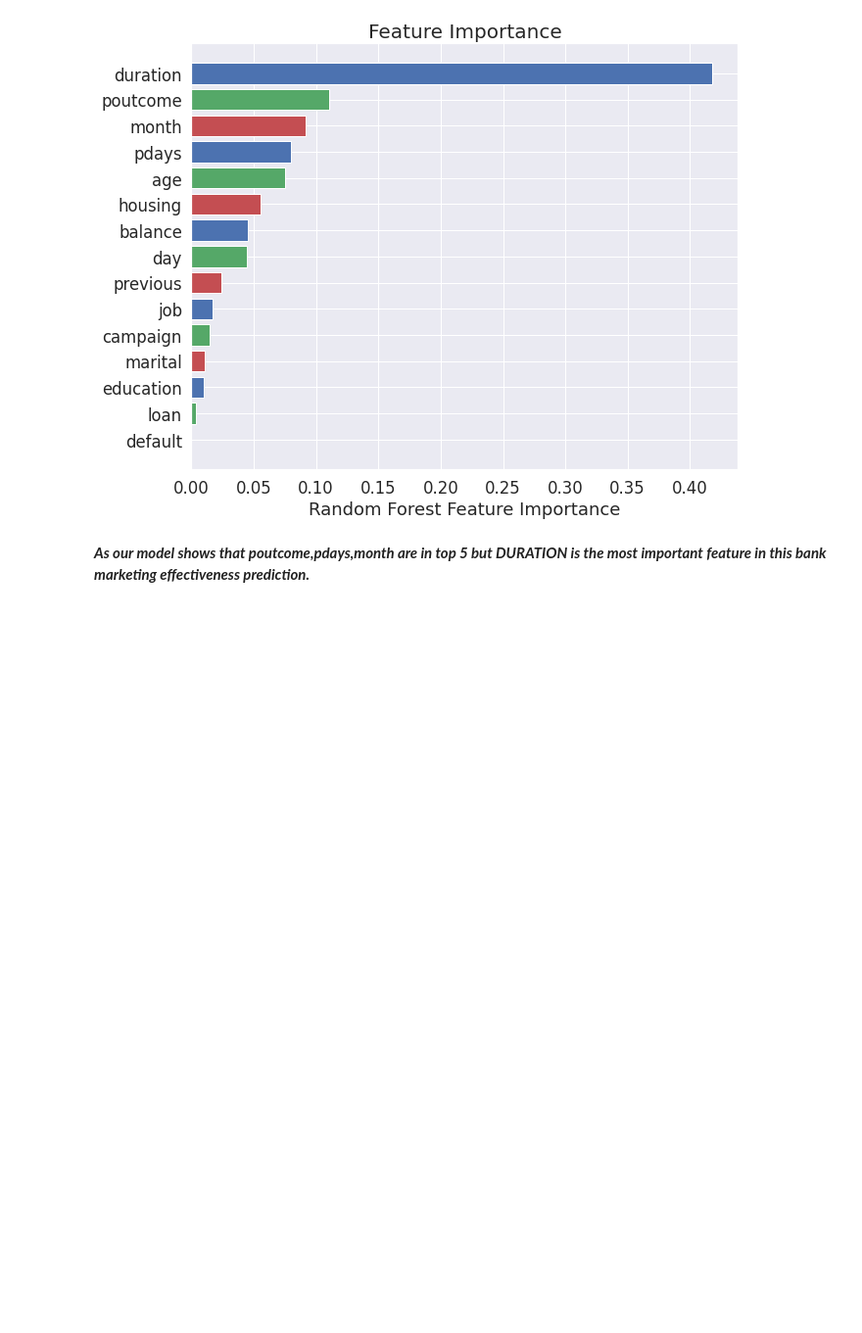
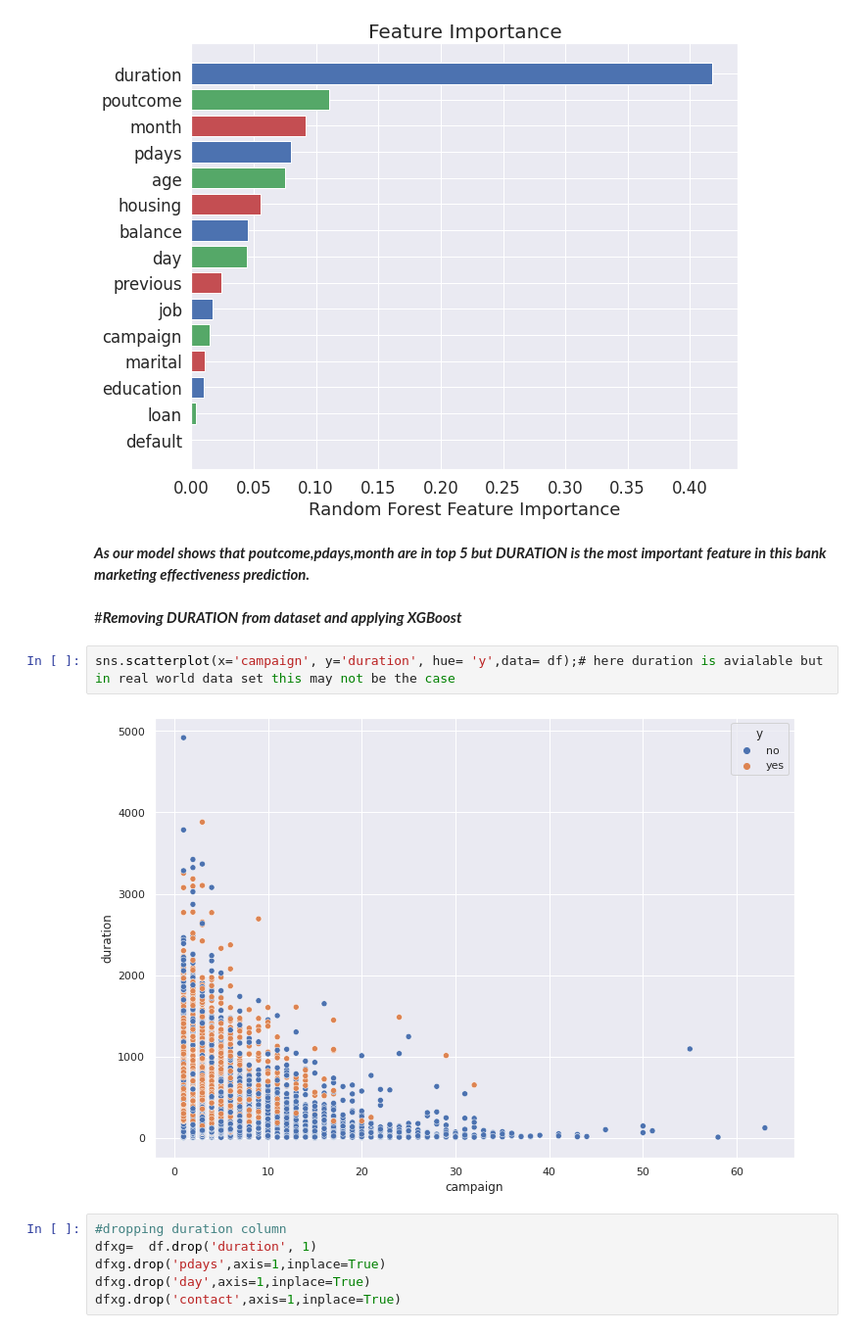
Before and after one commit to asim5800/Marketing-Campaign-Effectiveness-Prediction-, a Jupyter notebook: Bank_Marketing_Effectiveness_Prediction_Capstone_Project.ipynb, the cells around one changed output. Shown at 98% size. Saved outputs shown, nothing was run; the diff lists cells and outputs as text; blank space fills up the shorter version.

```diff
--- a/Bank_Marketing_Effectiveness_Prediction_Capstone_Project.ipynb
+++ b/Bank_Marketing_Effectiveness_Prediction_Capstone_Project.ipynb
@@ -813,3 +813,15 @@ plt.title('Feature Importance', fontsize=20);
 [figure]
 # %% [markdown]
 ***As our model shows that poutcome,pdays,month are in top 5 but DURATION is the most important feature in this bank marketing effectiveness prediction.***
+# %% [markdown]
+#***Removing DURATION from dataset and applying XGBoost***
+# %%
+sns.scatterplot(x='campaign', y='duration', hue= 'y',data= df);# here duration is avialable but in real world data set this may not be the case
+# %% [output]
+[figure, added]
+# %%
+#dropping duration column
+dfxg=  df.drop('duration', 1)
+dfxg.drop('pdays',axis=1,inplace=True)
+dfxg.drop('day',axis=1,inplace=True)
+dfxg.drop('contact',axis=1,inplace=True)
```
Also changed, not shown: parts of 21 cells of this notebook.
